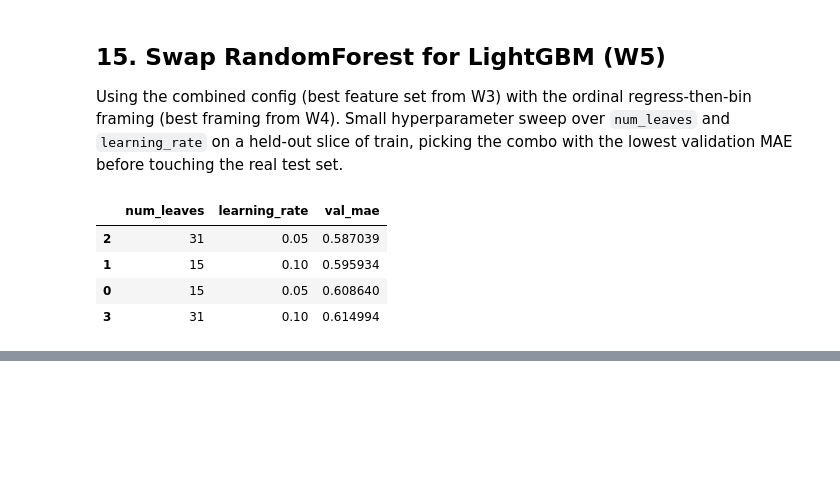
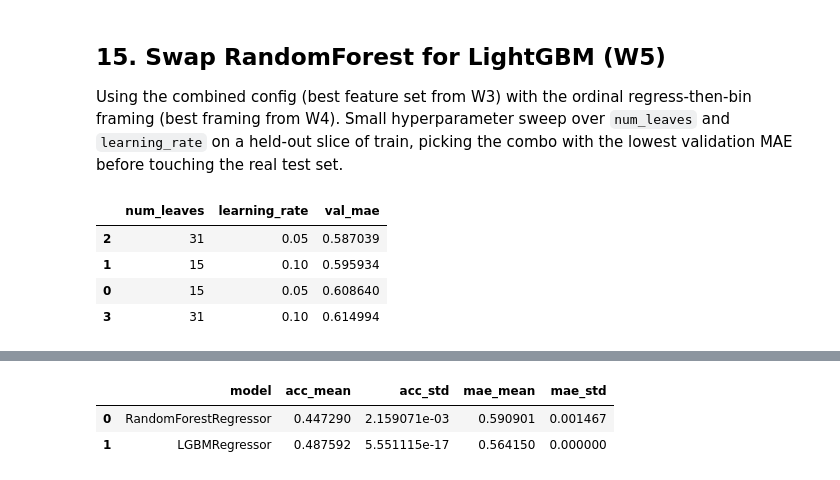
Before and after one commit to arjunsk9876/elo-sense, a Jupyter notebook: notebooks/elosense_v3.ipynb, the cells around one changed output, grey strips where cells are left out. Cells and saved outputs as stored; diff of their text form; code cells hidden in the pictures; blank space fills up the shorter version.

```diff
--- a/notebooks/elosense_v3.ipynb
+++ b/notebooks/elosense_v3.ipynb
@@ -738,0 +743,30 @@ sweep_df
+# %%
+band_test_final = y_band_final[test_mask_final]
+
+def eval_regressor(model_fn, seeds=(0, 1, 2)):
+    accs, maes = [], []
+    for seed in seeds:
+        model = model_fn(seed)
+        model.fit(X_final[train_mask_final], y_rating_final[train_mask_final])
+        pred = model.predict(X_final[test_mask_final])
+        pred_band = pd.cut(pred, bins=RATING_BINS, labels=RATING_LABELS)
+        accs.append(accuracy_score(band_test_final, pred_band))
+        maes.append(mean_absolute_band_error(band_test_final.values, pred_band))
+    return np.mean(accs), np.std(accs), np.mean(maes), np.std(maes)
+
+rf_acc_mean, rf_acc_std, rf_mae_mean, rf_mae_std = eval_regressor(
+    lambda seed: RandomForestRegressor(n_estimators=200, max_depth=12, random_state=seed, n_jobs=-1)
+)
+lgb_acc_mean, lgb_acc_std, lgb_mae_mean, lgb_mae_std = eval_regressor(
+    lambda seed: lgb.LGBMRegressor(num_leaves=31, learning_rate=0.05, n_estimators=300, random_state=seed, verbosity=-1)
+)
+
+model_comparison = pd.DataFrame([
+    {"model": "RandomForestRegressor", "acc_mean": rf_acc_mean, "acc_std": rf_acc_std, "mae_mean": rf_mae_mean, "mae_std": rf_mae_std},
+    {"model": "LGBMRegressor", "acc_mean": lgb_acc_mean, "acc_std": lgb_acc_std, "mae_mean": lgb_mae_mean, "mae_std": lgb_mae_std},
+])
+model_comparison
+# %% [output]
+|  | model | acc_mean | acc_std | mae_mean | mae_std |
+| 0 | RandomForestRegressor | 0.447290 | 2.159071e-03 | 0.590901 | 0.001467 |
+| 1 | LGBMRegressor | 0.487592 | 5.551115e-17 | 0.564150 | 0.000000 |
```
Also changed, not shown: parts of 2 cells of this notebook.
